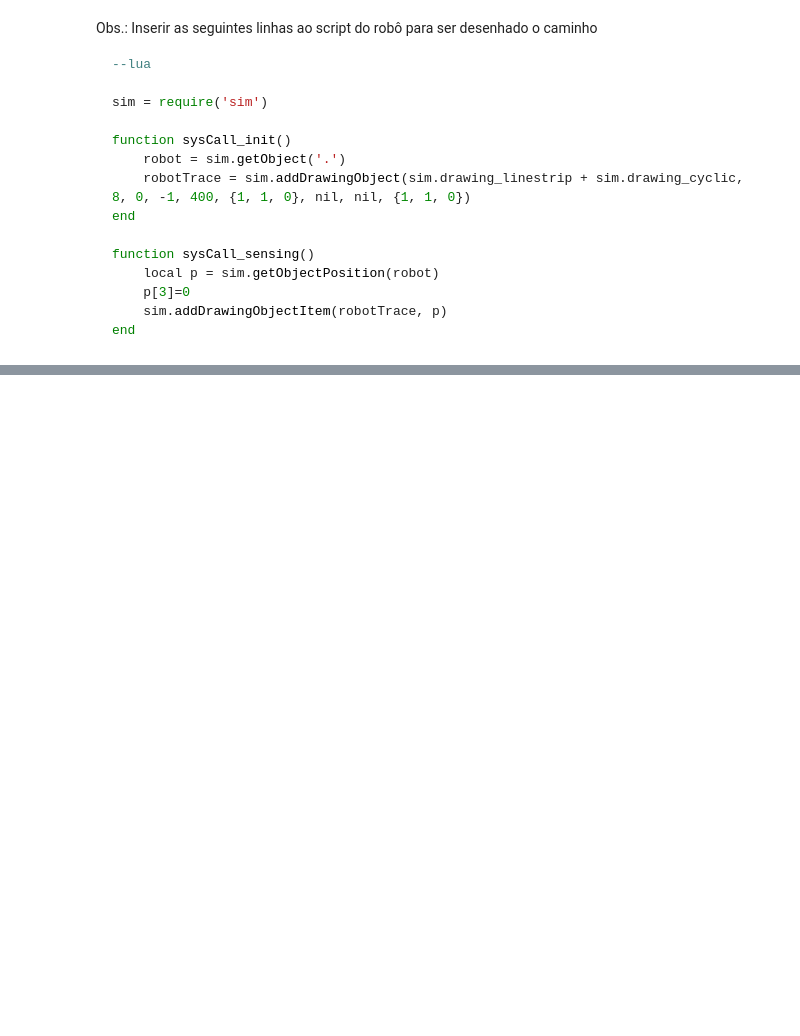
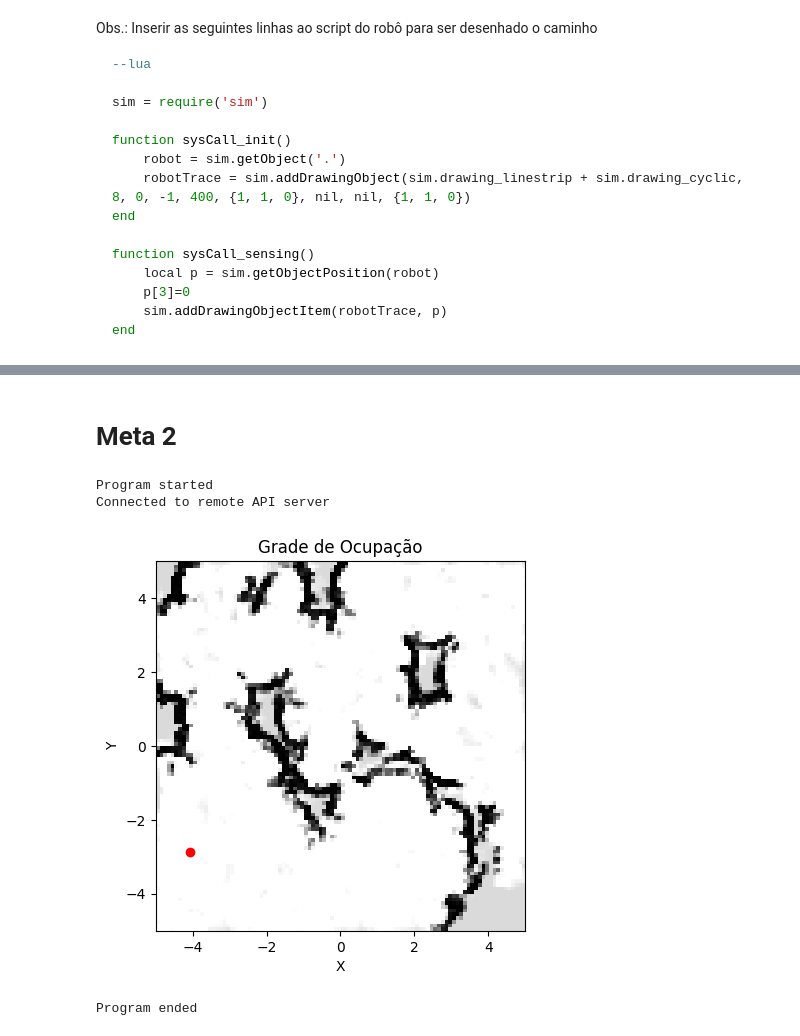
Before and after one commit to joseigo/DCA0440_Sistemas_Roboticos_Autonomos_24_1, a Jupyter notebook: Projeto 3/Projeto 3.ipynb, the cells around one changed output, grey strips where cells are left out. Saved outputs shown, nothing was run; the diff lists cells and outputs as text; code cells hidden in the pictures; blank space fills up the shorter version.

Commit message:
Working meta 3

```diff
--- a/Projeto 3/Projeto 3.ipynb
+++ b/Projeto 3/Projeto 3.ipynb
@@ -54,0 +55,33 @@ print('Program ended')
+# %% [markdown]
+# **Meta 2**
+# %%
+from RobotLibrary import *
+
+print('Program started')
+sim.simxFinish(-1)
+clientID = sim.simxStart('127.0.0.1', 19999, True, True, 5000, 5)
+
+if clientID != -1:
+    print('Connected to remote API server')
+    try:
+        controller = RobotController(clientID)
+
+        # controller.get_map_file("peoplemap.npy")
+        controller.manual_control_loop()
+        # controller.save_map_file("peoplemap")
+
+        # controller.get_map_file("peoplemap.npy")
+        # controller.plot_occupancy_grid()
+    except Exception as e:
+        print(f"An error occurred: {e}")
+
+    sim.simxFinish(clientID)
+else:
+    print('Failed connecting to remote API server')
+
+print('Program ended')
+# %% [output]
+Program started
+Connected to remote API server
+[figure, added]
+Program ended
```
Also changed, not shown: parts of 2 cells of this notebook, 3 other files.
